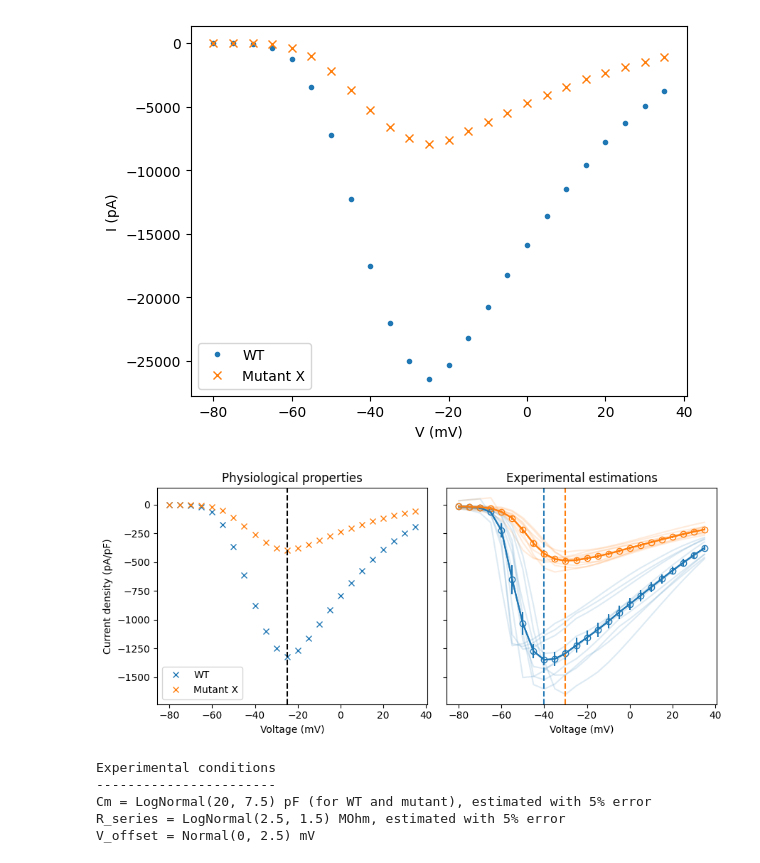
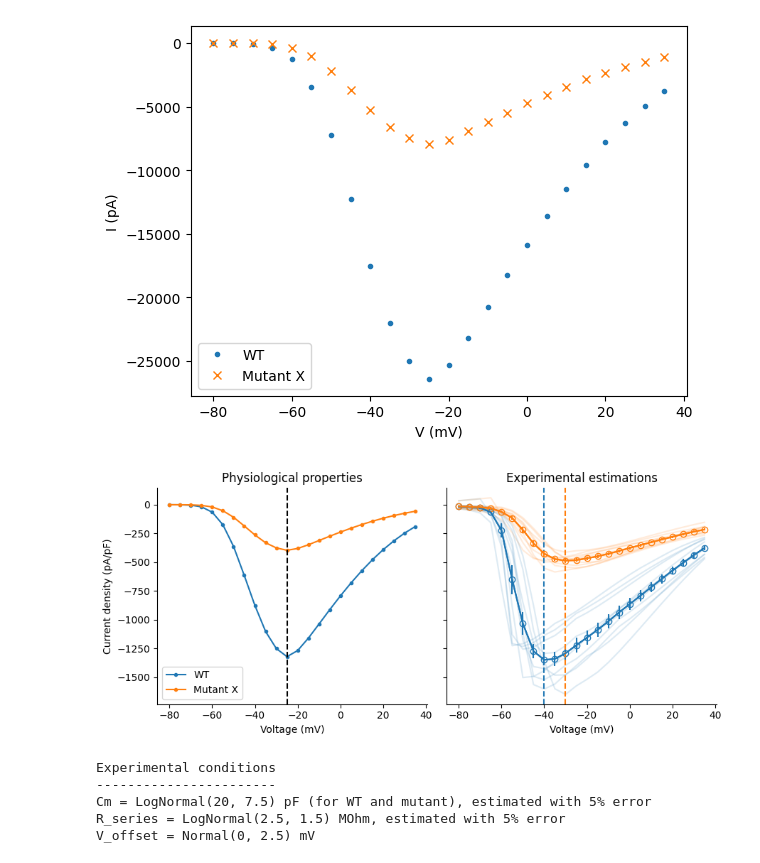
Before and after one commit to CardiacModelling/nav-artefact-model, a Jupyter notebook: sandbox/mutant-issue.ipynb, the cells around one changed output. Cells and saved outputs as stored; diff of their text form; code cells hidden in the pictures.

Commit message:
Slight update plot

```diff
--- a/sandbox/mutant-issue.ipynb
+++ b/sandbox/mutant-issue.ipynb
@@ -148,32 +148,36 @@ mean_i_iv_mutant = np.mean(i_iv_mutant, axis=0)
 # %%
 fig, axes = plt.subplots(1, 2, figsize=(9, 4), sharex=True, sharey=True)
 
-axes[0].plot(vi_iv, np.array(ii_iv) / cm_WT, marker='x', ls='', c='C0', label='WT')
-axes[0].plot(vi_iv, np.array(ii_iv_mutant) / cm_mutant, marker='x', ls='', c='C1', label='Mutant X')
+axes[0].plot(vi_iv, np.array(ii_iv) / cm_WT, marker='.', c='C0', label='WT')
+axes[0].plot(vi_iv, np.array(ii_iv_mutant) / cm_mutant, marker='.', c='C1', label='Mutant X')
 axes[0].axvline(vi_iv[np.argmin(np.array(ii_iv) / cm_WT)], color='k', ls='--')
 axes[0].set_xlabel('Voltage (mV)')
 axes[0].set_ylabel('Current density (pA/pF)')
 axes[0].legend()
 axes[0].set_title('Physiological properties')
 
 for i in range(n_repeats):
     axes[1].plot(vi_iv, i_iv_WT[i], 'C0', alpha=0.15)
     axes[1].plot(vi_iv, i_iv_mutant[i], 'C1', alpha=0.15)
 axes[1].plot(vi_iv, mean_i_iv_WT, 'C0', marker='o', mfc='none')
 axes[1].errorbar(vi_iv, mean_i_iv_WT, yerr=sem(i_iv_WT), c='C0')
 axes[1].axvline(vi_iv[np.argmin(mean_i_iv_WT)], color='C0', ls='--')
 
 axes[1].plot(vi_iv, mean_i_iv_mutant, 'C1', marker='o', mfc='none')
 axes[1].errorbar(vi_iv, mean_i_iv_mutant, yerr=sem(i_iv_mutant), c='C1')
 axes[1].axvline(vi_iv[np.argmin(mean_i_iv_mutant)], color='C1', ls='--')
 
 axes[1].set_xlabel('Voltage (mV)')
 axes[1].set_title('Experimental estimations')
 
+for ax in axes:
+    ax.spines['top'].set_visible(False)
+    ax.spines['right'].set_visible(False)
+
 fig.tight_layout()
 fig.savefig('mutant-issue.pdf', format='pdf')
 # %% [output]
-[figure, old version]
+[figure, new version]
 # %%
 print(f'''
 Experimental conditions
```
